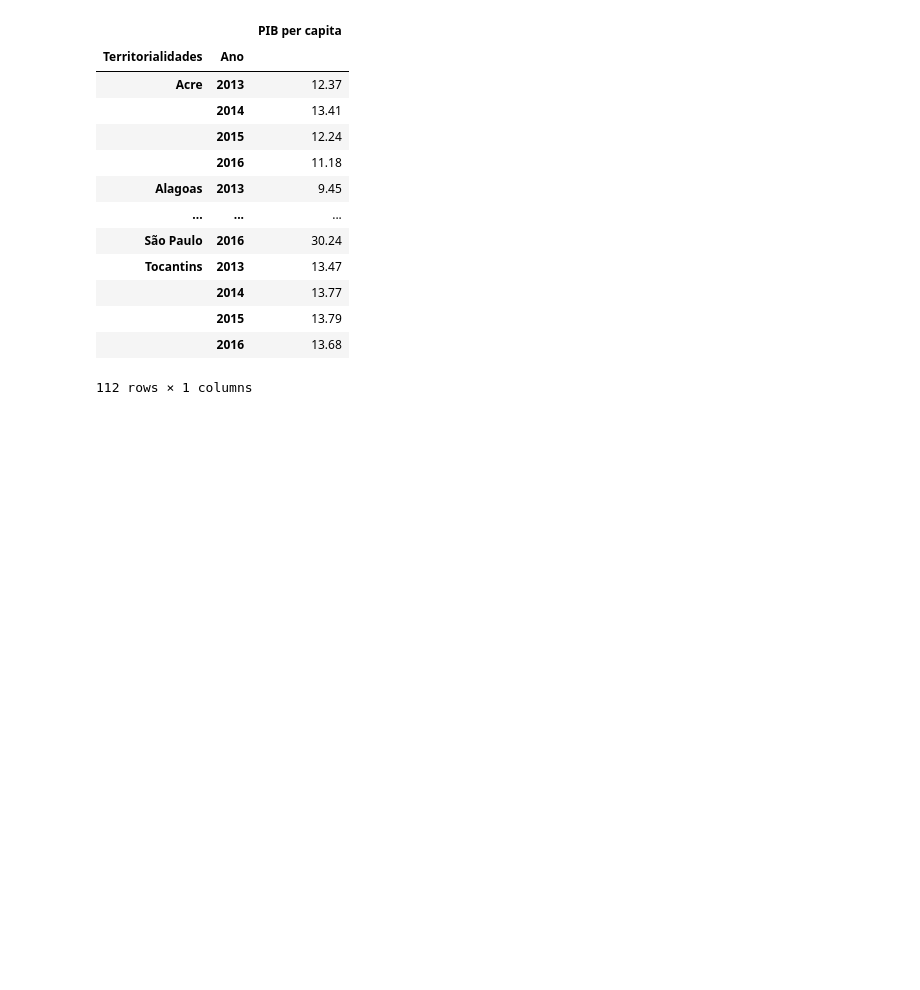
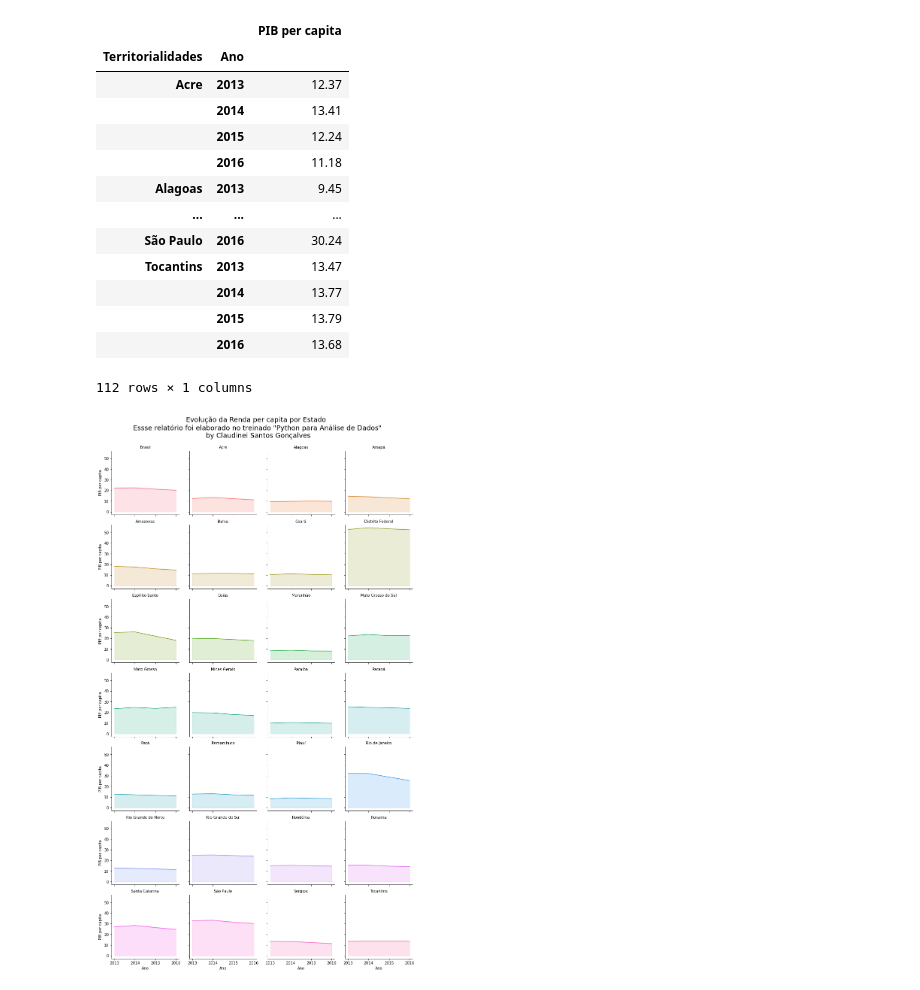
Before and after one commit to neisg/Case-Economia---Python, a Jupyter notebook: Untitled.ipynb, the cells around one changed output. Saved outputs shown, nothing was run; the diff lists cells and outputs as text; code cells hidden in the pictures; blank space fills up the shorter version.

```diff
--- a/Untitled.ipynb
+++ b/Untitled.ipynb
@@ -45,3 +45,31 @@ Base_Dados.groupby(by=['Territorialidades', 'Ano']).mean()
 |  | 2015 | 13.79 |
 |  | 2016 | 13.68 |
 112 rows × 1 columns
+# %%
+# Sistema de Grids
+
+# Cor Fundo de Fundo
+Cor_Fundo = '#f5f5f5'
+
+# Criar o sistema de Grids
+Grid_Graficos = sns.FacetGrid( Base_Dados, col='Territorialidades', hue='Territorialidades', col_wrap=4 )
+
+# Adicionar grafico linhas em cada gráfico
+Grid_Graficos = Grid_Graficos.map( plt.plot, 'Ano', 'PIB per capita')
+
+# Adiconar uma sombra + Ajuste do titulo
+Grid_Graficos = Grid_Graficos.map( plt.fill_between,  'Ano', 'PIB per capita', alpha=0.2).set_titles('{col_name} Territorialidades')
+
+# Filtrar o titulo
+Grid_Graficos = Grid_Graficos.set_titles('{col_name}')
+
+# Adicionar um subtitulo
+Grid_Graficos = Grid_Graficos.fig.suptitle(
+    'Evolução da Renda per capita por Estado \n Essse relatório foi elaborado no treinado "Python para Análise de Dados" \n by Claudinei Santos Gonçalves',
+    fontsize=18
+)
+
+# Ajustando
+plt.subplots_adjust( top=0.92 )
+# %% [output]
+[figure, added]
```
